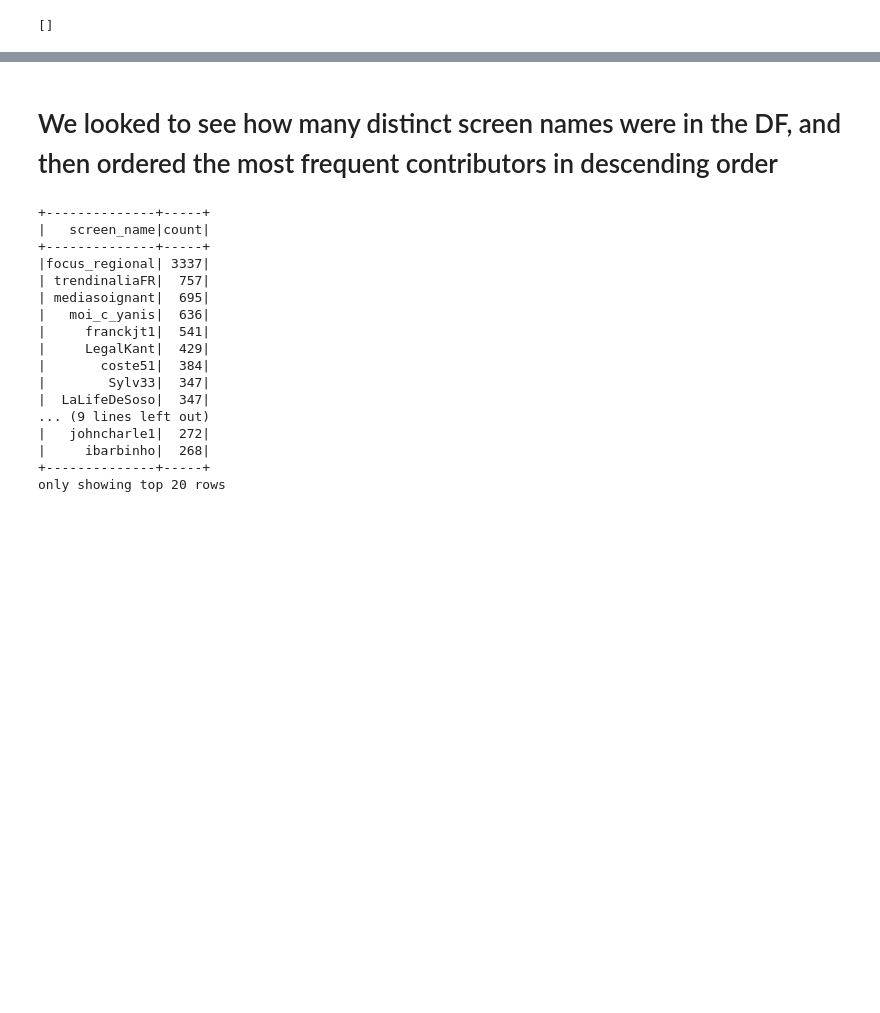
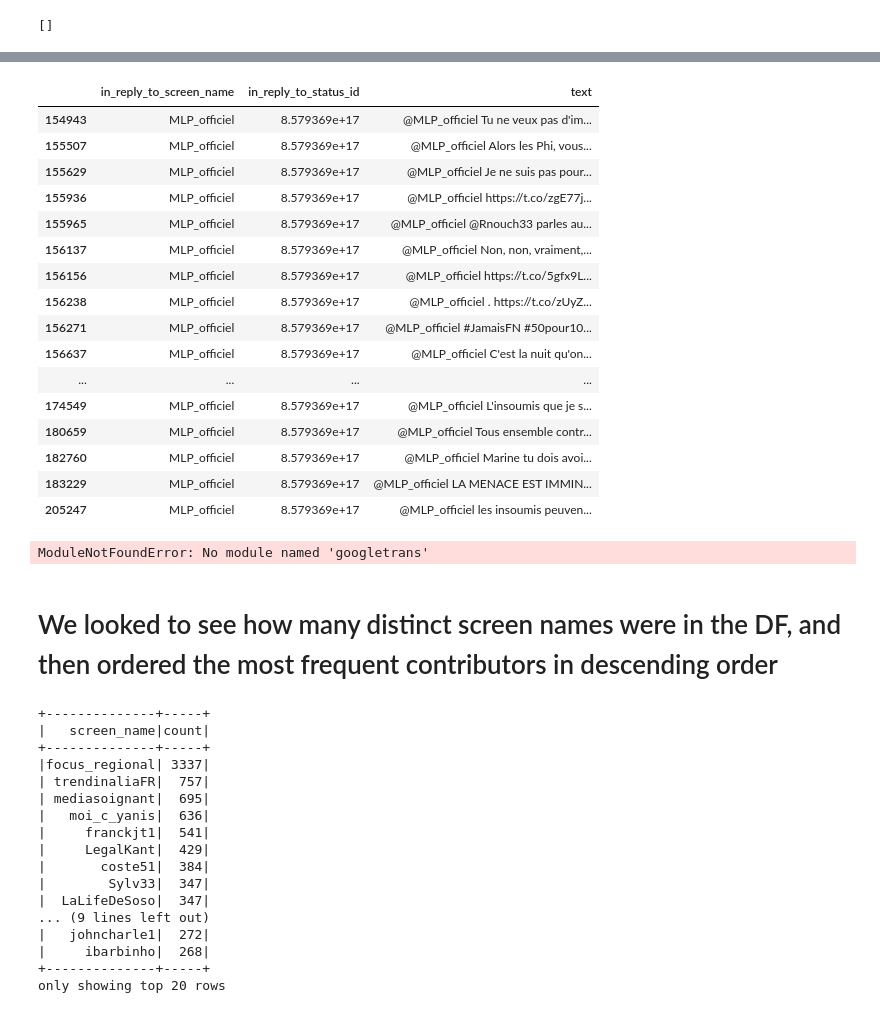
Before and after one commit to HuebnerC/SparkCaseStudy, a Jupyter notebook: spark_case_study_carla.ipynb, the cells around one changed output, grey strips where cells are left out. Drawn from its saved outputs; the diff is of its cells as text; code cells hidden in the pictures; blank space fills up the shorter version.

```diff
--- a/spark_case_study_carla.ipynb
+++ b/spark_case_study_carla.ipynb
@@ -88,6 +91,6 @@ La Pen: 5170
 # %%
-reply_scrn_name = tweet_df.select('in_reply_to_screen_name', 'text').groupBy('in_reply_to_screen_name').count().orderBy('count', ascending=False).show()
-reply_scrn_name
+reply_scrn_name = tweet_df.select('in_reply_to_screen_name', 'in_reply_to_status_id','text')
+reply_scrn_name.groupBy('in_reply_to_screen_name').count().orderBy('count', ascending=False).show()
 # %% [output]
 +-----------------------+------+
 |in_reply_to_screen_name| count|
@@ -137,3 +140,6 @@ reply_df[reply_df['id'].isin('857936880393998336')].collect()
 # reply_df.select('text', reply_df.id.when('857936880393998336')).show()
 # %% [output]
 []
+# %%
+import pandas as pd
+pd_reply_df = reply_scrn_name.toPandas()
@@ -140,3 +163,30 @@ reply_df[reply_df['id'].isin('857936880393998336')].collect()
+# %%
+# text records for specific tweets, by id
+pd_reply_df[pd_reply_df['in_reply_to_status_id'] == 857936880393998336]
+# %% [output]
+|  | in_reply_to_screen_name | in_reply_to_status_id | text |
+| 154943 | MLP_officiel | 8.579369e+17 | @MLP_officiel Tu ne veux pas d'im... |
+| 155507 | MLP_officiel | 8.579369e+17 | @MLP_officiel Alors les Phi, vous... |
+| 155629 | MLP_officiel | 8.579369e+17 | @MLP_officiel Je ne suis pas pour... |
+| 155936 | MLP_officiel | 8.579369e+17 | @MLP_officiel https://t.co/zgE77j... |
+| 155965 | MLP_officiel | 8.579369e+17 | @MLP_officiel @Rnouch33 parles au... |
+| 156137 | MLP_officiel | 8.579369e+17 | @MLP_officiel Non, non, vraiment,... |
+| 156156 | MLP_officiel | 8.579369e+17 | @MLP_officiel https://t.co/5gfx9L... |
+| 156238 | MLP_officiel | 8.579369e+17 | @MLP_officiel . https://t.co/zUyZ... |
+| 156271 | MLP_officiel | 8.579369e+17 | @MLP_officiel #JamaisFN #50pour10... |
+| 156637 | MLP_officiel | 8.579369e+17 | @MLP_officiel C'est la nuit qu'on... |
+| ... | ... | ... | ... |
+| 174549 | MLP_officiel | 8.579369e+17 | @MLP_officiel L'insoumis que je s... |
+| 180659 | MLP_officiel | 8.579369e+17 | @MLP_officiel Tous ensemble contr... |
+| 182760 | MLP_officiel | 8.579369e+17 | @MLP_officiel Marine tu dois avoi... |
+| 183229 | MLP_officiel | 8.579369e+17 | @MLP_officiel LA MENACE EST IMMIN... |
+| 205247 | MLP_officiel | 8.579369e+17 | @MLP_officiel les insoumis peuven... |
+# %%
+# Installed googletrans, still getting error
+from googletrans import Translator
+pd_reply_df['English_text'] = pd_reply_df['text'].map(lambda x: translator.translate(x, src='fr', dest='en').text)
+# %% [output]
+ModuleNotFoundError: No module named 'googletrans'
 # %% [markdown]
 # We looked to see how many distinct screen names were in the DF, and then ordered the most frequent contributors in descending order
 # %%
```
Also changed, not shown: parts of 7 cells of this notebook.
